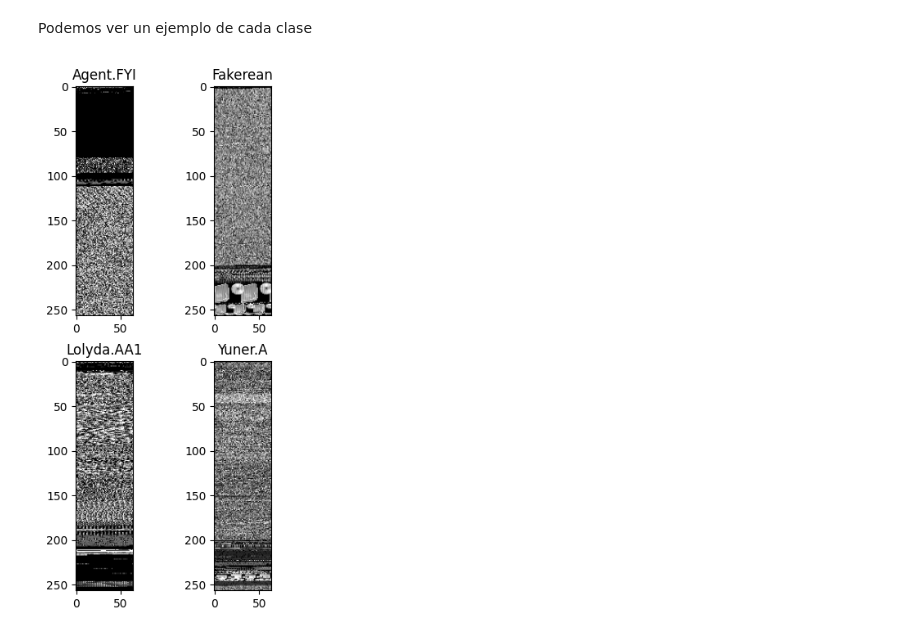
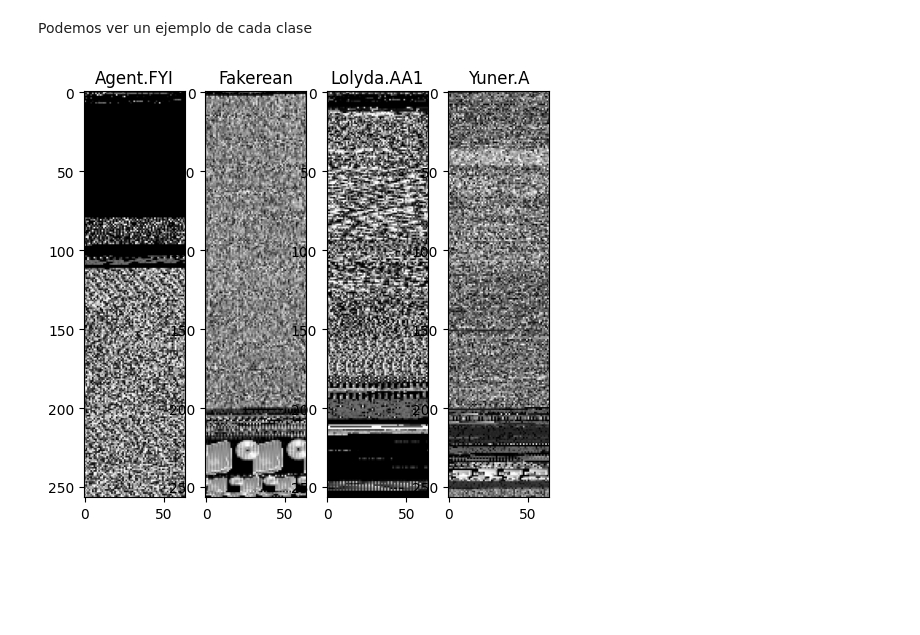
Before and after one commit to Alf-caput/LAB03_Clasificacion, a Jupyter notebook: LAB03_Clasificacion.ipynb, the cells around one changed output. Drawn from its saved outputs; the diff is of its cells as text; code cells hidden in the pictures; blank space fills up the shorter version.

Commit message:
subplots

```diff
--- a/LAB03_Clasificacion.ipynb
+++ b/LAB03_Clasificacion.ipynb
@@ -67,14 +67,12 @@ Podemos ver un ejemplo de cada clase
 # %%
 import matplotlib.pyplot as plt
 
-fig, axs = plt.subplots(2, 2, figsize=(4, 8))
+fig, axs = plt.subplots(1, 4, figsize=(6, 6))
 
 for idx, label in enumerate(data):
-    row = idx // 2
-    col = idx % 2
-    axs[row, col].imshow(data[label][0], cmap='gray')
-    axs[row, col].set_title(label)
+    axs[idx].imshow(data[label][0], cmap='gray')
+    axs[idx].set_title(label)
 
 plt.show()
 # %% [output]
-[figure, old version]
+[figure, new version]
```
